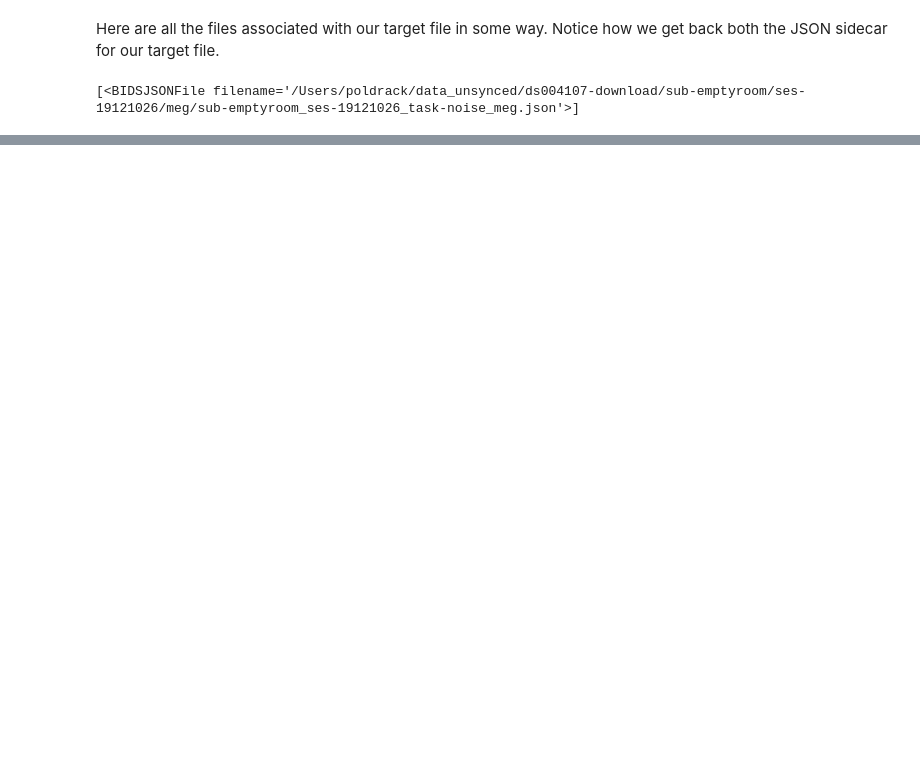
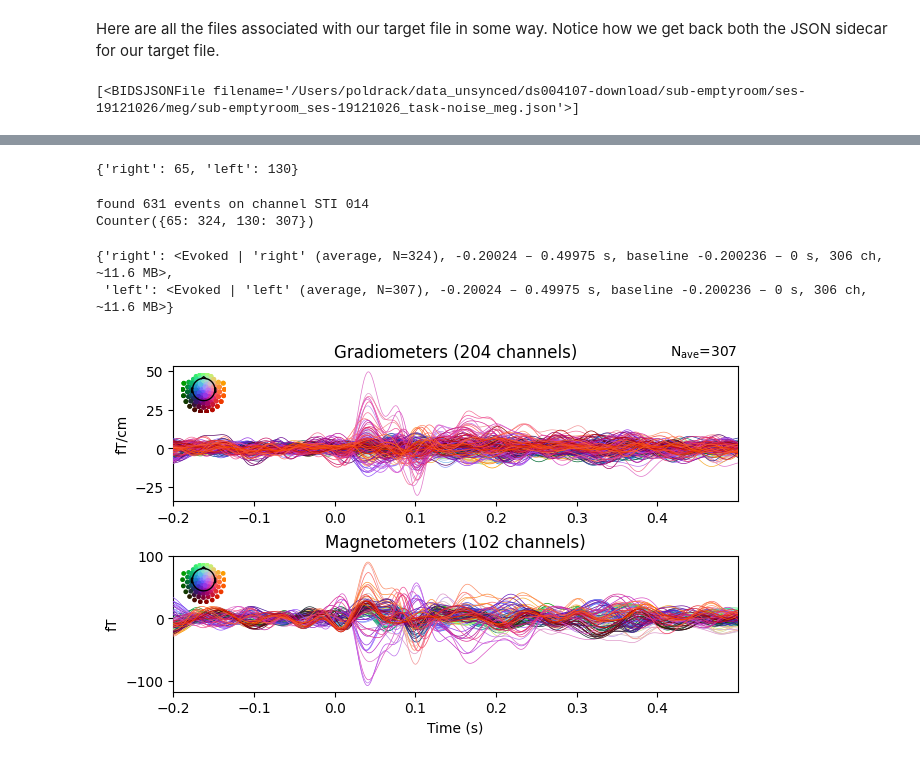
Before and after one commit to poldrack/PyBIDS_example, a Jupyter notebook: BIDS_example.ipynb, the cells around one changed output, grey strips where cells are left out. Drawn from its saved outputs; the diff is of its cells as text; code cells hidden in the pictures; blank space fills up the shorter version.

```diff
--- a/BIDS_example.ipynb
+++ b/BIDS_example.ipynb
@@ -315,8 +279,0 @@ events_df.head()
-# %%
-# get event type dict
-event_dict = {}
-trial_types = events_df['trial_type'].unique()
-for i, trial_type in enumerate(trial_types):
-    event_dict[trial_type] = events_df.query(f'trial_type == "{trial_type}"')['value'].values[0]
-
-event_dict
@@ -334,5 +279,0 @@ Some data exploration showed that STIM 014 contains all of the relevant events f
-# %%
-events =  mne.find_events(raw, stim_channel='STI 014')
-epochs = mne.Epochs(raw, events, tmin=-0.3, tmax=0.7, event_id=event_dict, preload=True)
-
-evoked = {key:epochs[key].average() for key in epochs.event_id.keys()}
@@ -374,0 +373,3 @@ _ = right_tone.plot_topo() #map(times=times)
+# %%
+analysis = MEGAnalysis(bids_dir, 'index', 'mind002')
+load_output = analysis.load_raw()
@@ -374,0 +378,5 @@ _ = right_tone.plot_topo() #map(times=times)
+# %%
+# load events.tsv file
+analysis.load_events()
+
+analysis.events_df.head()
@@ -374,0 +390,23 @@ _ = right_tone.plot_topo() #map(times=times)
+# %%
+# get event type dict
+analysis.get_event_dict()
+analysis.event_dict
+# %% [output]
+{'right': 65, 'left': 130}
+# %%
+analysis.get_events_trigger()
+print(f'found {len(analysis.events)} events on channel {analysis.stim_channel}')
+print(Counter(analysis.events[:, 2]))
+# %% [output]
+found 631 events on channel STI 014
+Counter({65: 324, 130: 307})
+# %%
+analysis.get_evoked()
+analysis.evoked
+# %% [output]
+{'right': <Evoked | 'right' (average, N=324), -0.20024 – 0.49975 s, baseline -0.200236 – 0 s, 306 ch, ~11.6 MB>,
+ 'left': <Evoked | 'left' (average, N=307), -0.20024 – 0.49975 s, baseline -0.200236 – 0 s, 306 ch, ~11.6 MB>}
+# %%
+analysis.plot_evoked('left')
+# %% [output]
+[figure, added]
```
Also changed, not shown: parts of 35 cells of this notebook.
